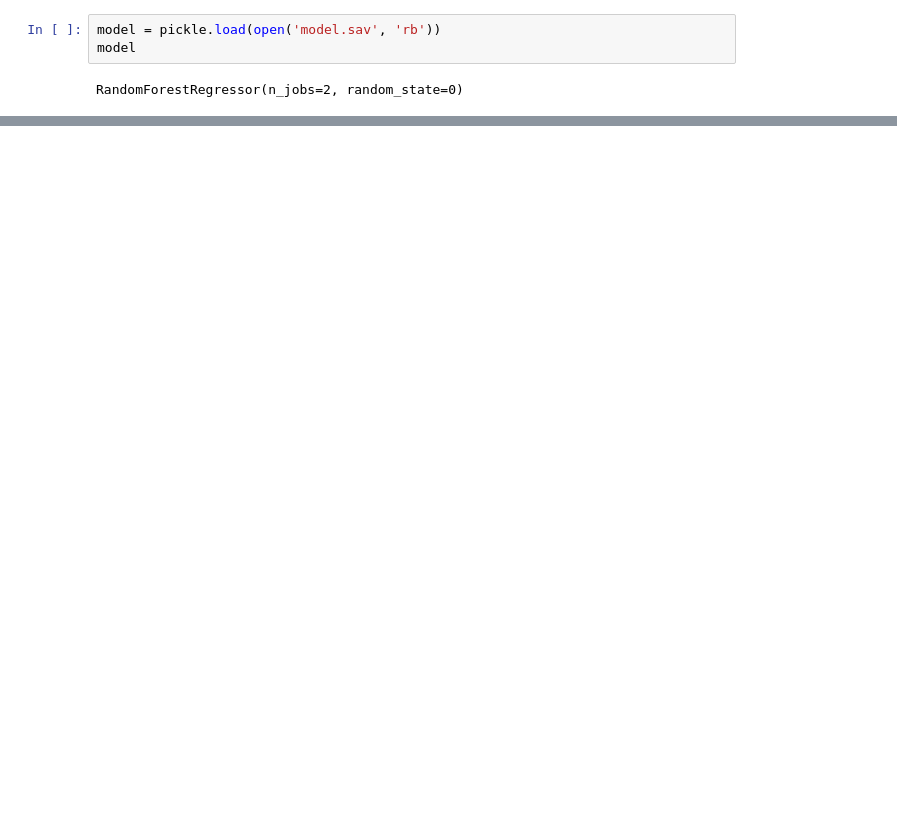
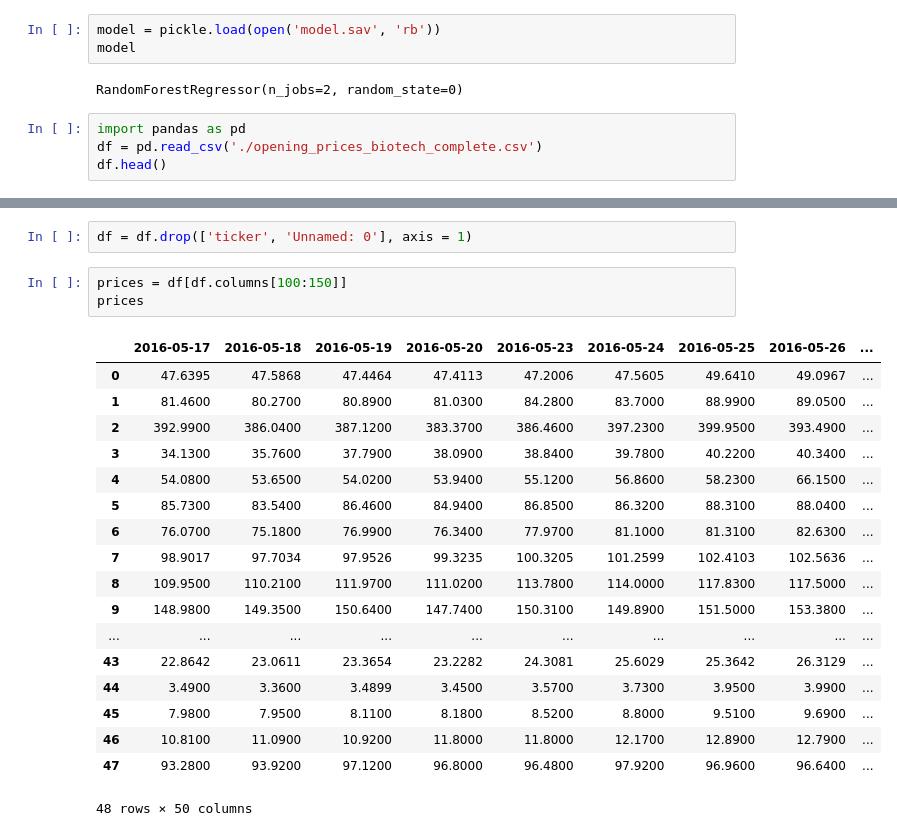
Before and after one commit to tsrsmict/bot-xchange-22, a Jupyter notebook: Internal/Sample script.ipynb, the cells around one changed output, grey strips where cells are left out. Saved outputs shown, nothing was run; the diff lists cells and outputs as text; blank space fills up the shorter version.

```diff
--- a/Internal/Sample script.ipynb
+++ b/Internal/Sample script.ipynb
@@ -5,3 +7,7 @@ model = pickle.load(open('model.sav', 'rb'))
 model
 # %% [output]
 RandomForestRegressor(n_jobs=2, random_state=0)
+# %%
+import pandas as pd
+df = pd.read_csv('./opening_prices_biotech_complete.csv')
+df.head()
@@ -7,0 +22,24 @@ RandomForestRegressor(n_jobs=2, random_state=0)
+# %%
+df = df.drop(['ticker', 'Unnamed: 0'], axis = 1)
+# %%
+prices = df[df.columns[100:150]]
+prices
+# %% [output]
+|  | 2016-05-17 | 2016-05-18 | 2016-05-19 | 2016-05-20 | 2016-05-23 | 2016-05-24 | 2016-05-25 | 2016-05-26 | ... |
+| 0 | 47.6395 | 47.5868 | 47.4464 | 47.4113 | 47.2006 | 47.5605 | 49.6410 | 49.0967 | ... |
+| 1 | 81.4600 | 80.2700 | 80.8900 | 81.0300 | 84.2800 | 83.7000 | 88.9900 | 89.0500 | ... |
+| 2 | 392.9900 | 386.0400 | 387.1200 | 383.3700 | 386.4600 | 397.2300 | 399.9500 | 393.4900 | ... |
+| 3 | 34.1300 | 35.7600 | 37.7900 | 38.0900 | 38.8400 | 39.7800 | 40.2200 | 40.3400 | ... |
+| 4 | 54.0800 | 53.6500 | 54.0200 | 53.9400 | 55.1200 | 56.8600 | 58.2300 | 66.1500 | ... |
+| 5 | 85.7300 | 83.5400 | 86.4600 | 84.9400 | 86.8500 | 86.3200 | 88.3100 | 88.0400 | ... |
+| 6 | 76.0700 | 75.1800 | 76.9900 | 76.3400 | 77.9700 | 81.1000 | 81.3100 | 82.6300 | ... |
+| 7 | 98.9017 | 97.7034 | 97.9526 | 99.3235 | 100.3205 | 101.2599 | 102.4103 | 102.5636 | ... |
+| 8 | 109.9500 | 110.2100 | 111.9700 | 111.0200 | 113.7800 | 114.0000 | 117.8300 | 117.5000 | ... |
+| 9 | 148.9800 | 149.3500 | 150.6400 | 147.7400 | 150.3100 | 149.8900 | 151.5000 | 153.3800 | ... |
+| ... | ... | ... | ... | ... | ... | ... | ... | ... | ... |
+| 43 | 22.8642 | 23.0611 | 23.3654 | 23.2282 | 24.3081 | 25.6029 | 25.3642 | 26.3129 | ... |
+| 44 | 3.4900 | 3.3600 | 3.4899 | 3.4500 | 3.5700 | 3.7300 | 3.9500 | 3.9900 | ... |
+| 45 | 7.9800 | 7.9500 | 8.1100 | 8.1800 | 8.5200 | 8.8000 | 9.5100 | 9.6900 | ... |
+| 46 | 10.8100 | 11.0900 | 10.9200 | 11.8000 | 11.8000 | 12.1700 | 12.8900 | 12.7900 | ... |
+| 47 | 93.2800 | 93.9200 | 97.1200 | 96.8000 | 96.4800 | 97.9200 | 96.9600 | 96.6400 | ... |
+48 rows × 50 columns
```
Also changed, not shown: parts of 5 cells of this notebook, 12 other files.
